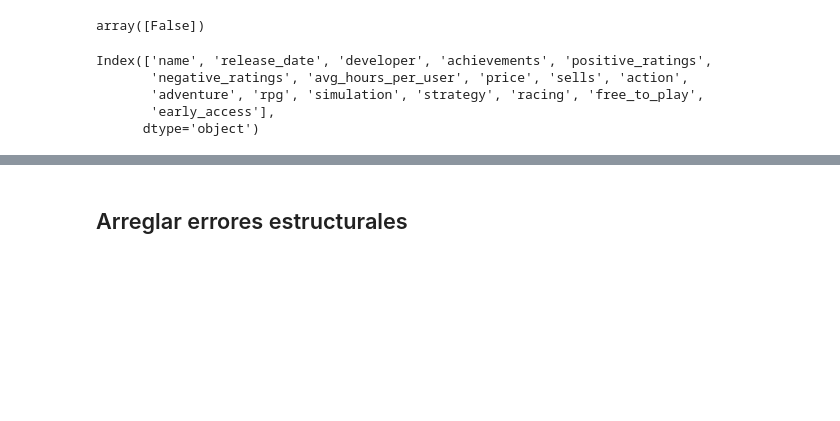
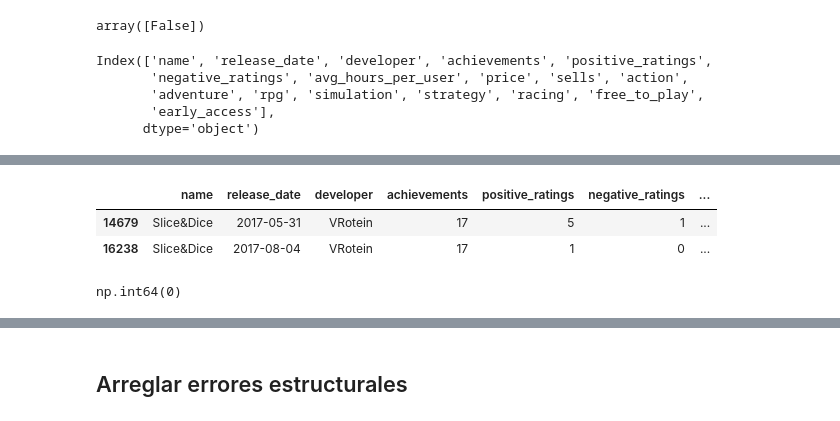
Before and after one commit to techcanto/Ejercicio-de-ciencia-de-datos, a Jupyter notebook: Cliente2/proyectoCliente2.ipynb, the cells around one changed output, grey strips where cells are left out. Saved outputs shown, nothing was run; the diff lists cells and outputs as text; code cells hidden in the pictures; blank space fills up the shorter version.

```diff
--- a/Cliente2/proyectoCliente2.ipynb
+++ b/Cliente2/proyectoCliente2.ipynb
@@ -166,0 +222,7 @@ df.head()
+# %%
+df[df.duplicated(subset=["name", "developer"], keep=False)] # Optaré por quedarme con la fila con la fecha más reciente
+# Suponiendo que se debe a que es una versión más reciente y actualizada
+# %% [output]
+|  | name | release_date | developer | achievements | positive_ratings | negative_ratings | ... |
+| 14679 | Slice&Dice | 2017-05-31 | VRotein | 17 | 5 | 1 | ... |
+| 16238 | Slice&Dice | 2017-08-04 | VRotein | 17 | 1 | 0 | ... |
@@ -166,0 +231,4 @@ df.head()
+# %%
+df.duplicated(subset=["name", "developer"]).sum() # Asi comprobamos que eliminamos este valor duplicado
+# %% [output]
+np.int64(0)
```
Also changed, not shown: parts of 11 cells of this notebook.
